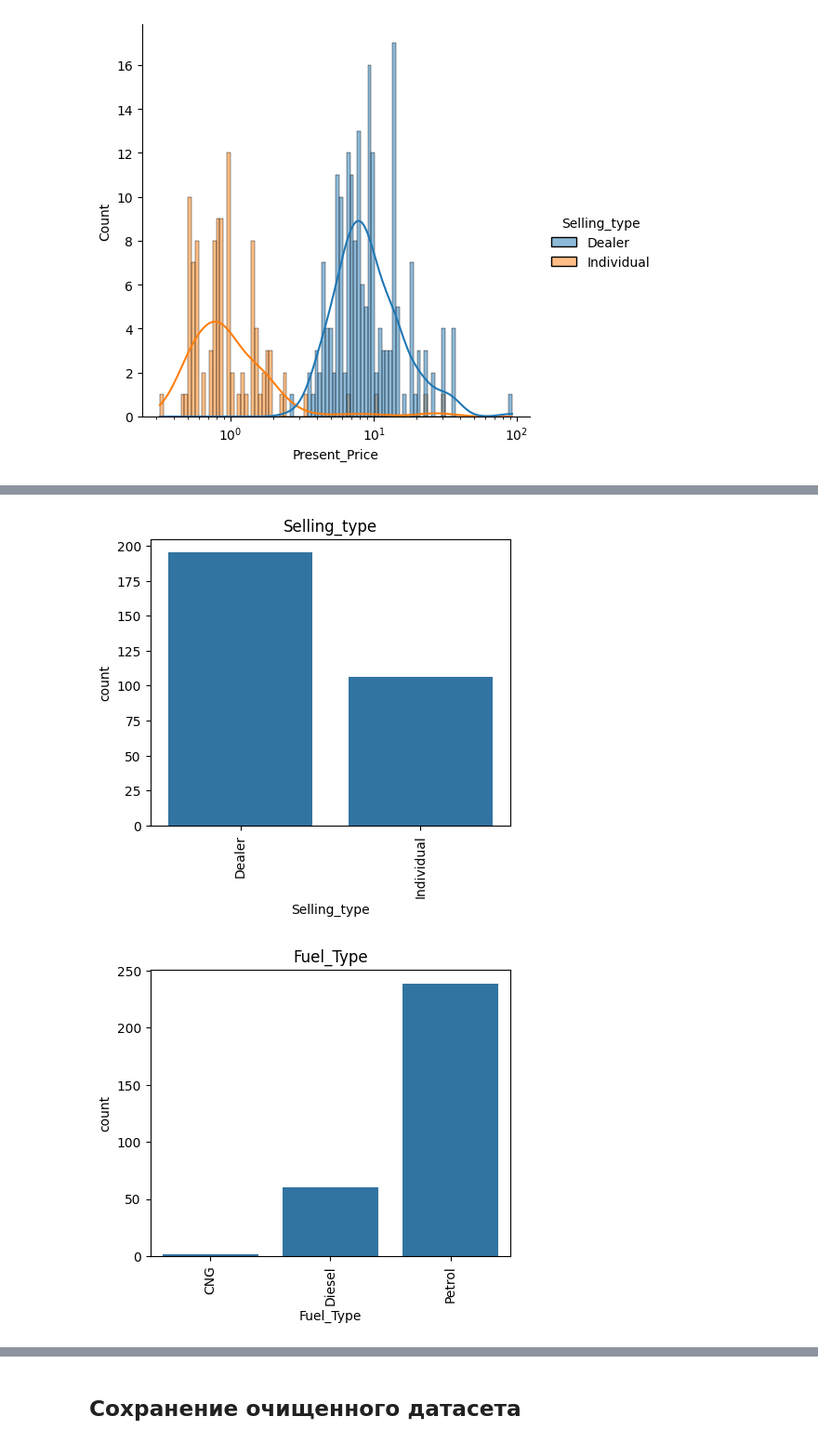
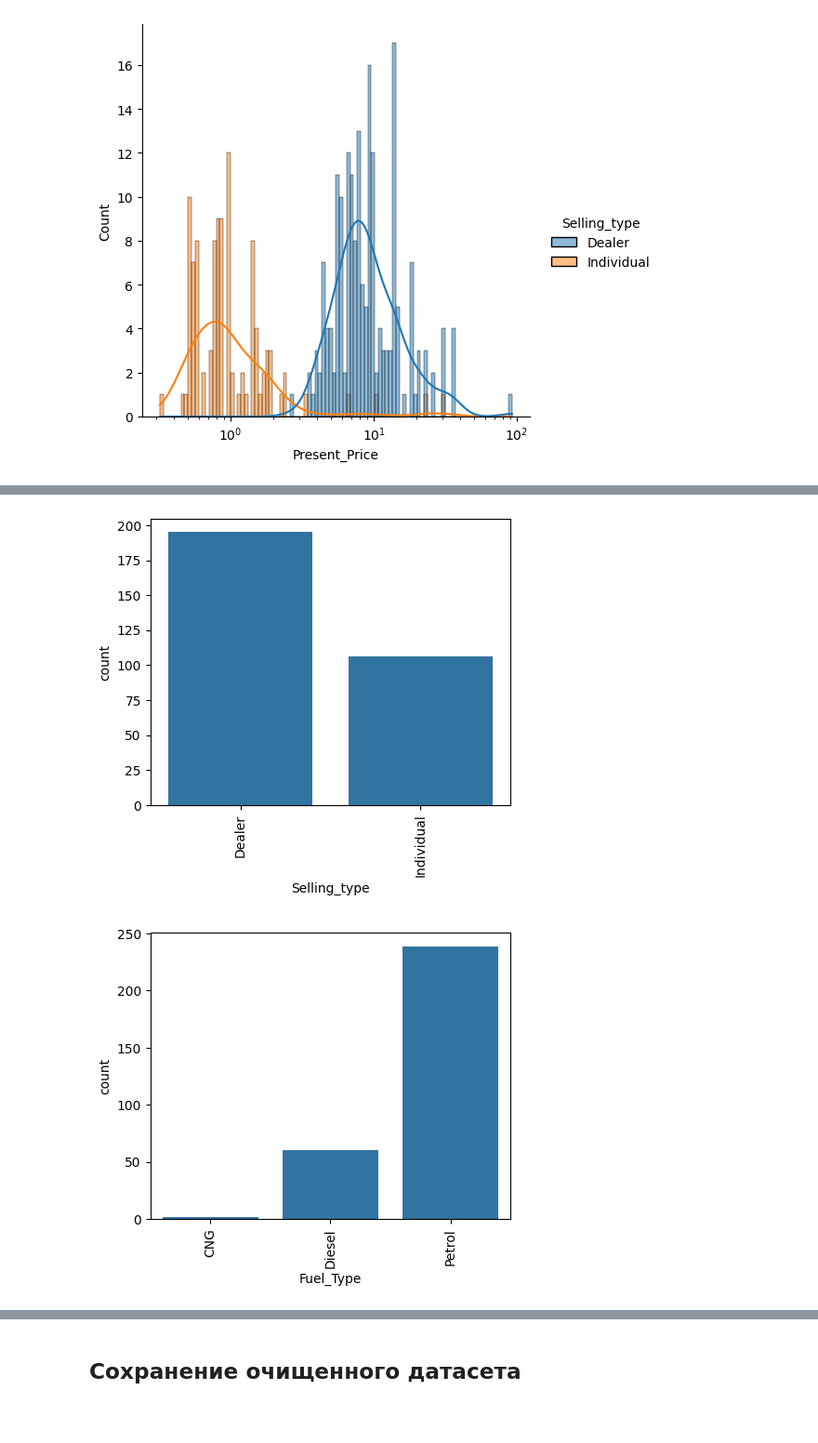
Before and after one commit to AntipovDA/IIS, a Jupyter notebook: eda/eda.ipynb, the cells around one changed output, grey strips where cells are left out. Shown at 93% size. Drawn from its saved outputs; the diff is of its cells as text; code cells hidden in the pictures; blank space fills up the shorter version.

```diff
--- a/eda/eda.ipynb
+++ b/eda/eda.ipynb
@@ -154,12 +169,11 @@ AttributeError: 'Axes' object has no attribute 'savefig'
 # %%
 columns = ['Selling_type', 'Fuel_Type', 'Transmission', 'Owner']
 
 for column in columns:
     plt.figure(figsize = (5,4))
     sns.countplot(x = column, data = df)
-    plt.title(column)
     plt.xticks(rotation = 90)
     plt.show()
 # %% [output]
-[figure, old version]
+[figure, new version]
-[figure, old version]
+[figure, new version]
```
Also changed, not shown: parts of 12 cells of this notebook, 3 other files.
